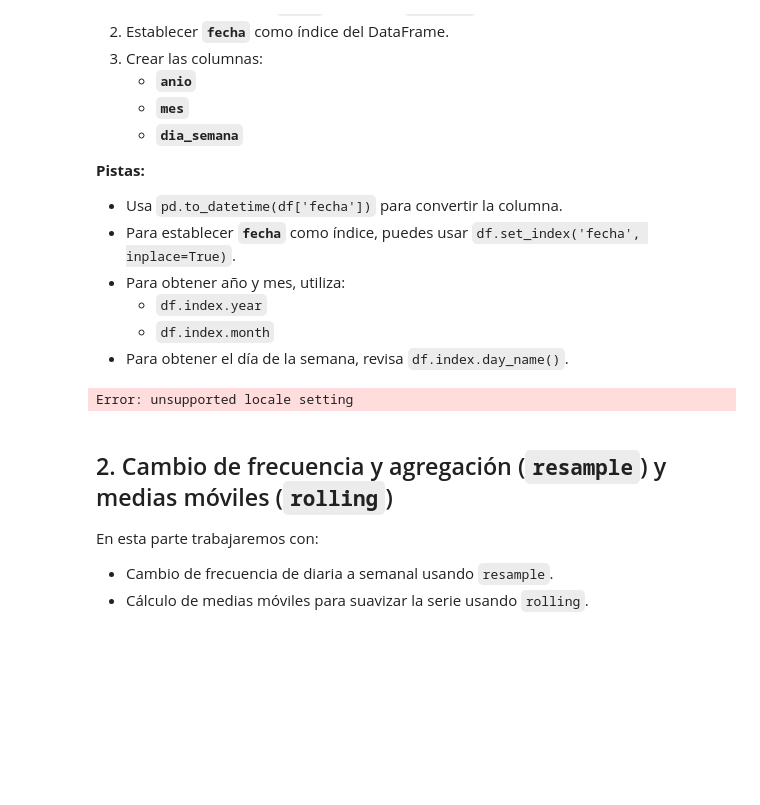
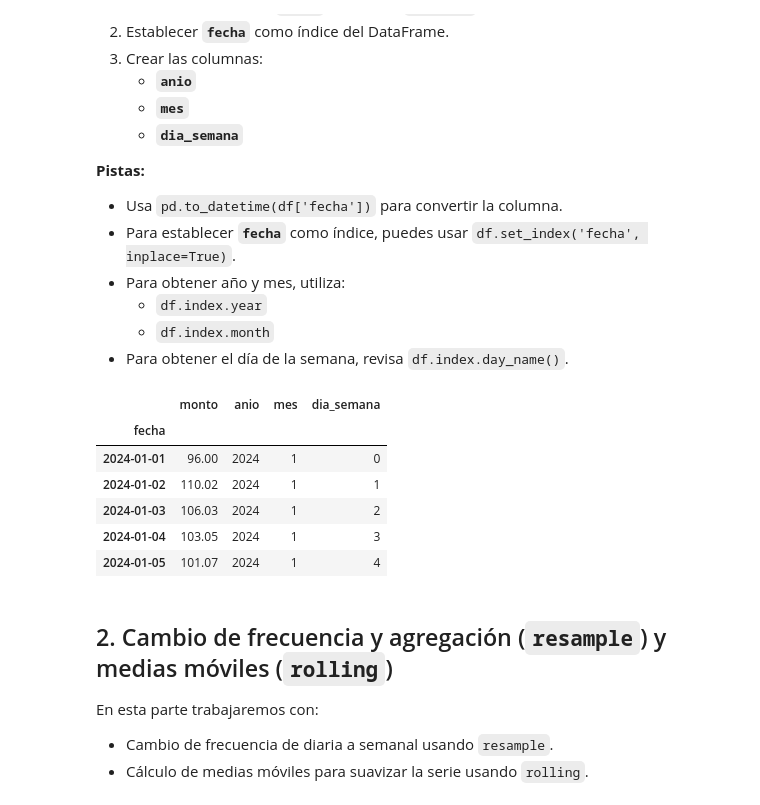
Before and after one commit to JonathanRosasV/Python-Intermedio-1, a Jupyter notebook: Sesion-3/sesion-3_solucion.ipynb, the cells around one changed output. Saved outputs shown, nothing was run; the diff lists cells and outputs as text; code cells hidden in the pictures; blank space fills up the shorter version.

```diff
--- a/Sesion-3/sesion-3_solucion.ipynb
+++ b/Sesion-3/sesion-3_solucion.ipynb
@@ -69,17 +69,20 @@ En esta parte trabajaremos con la columna `fecha` para:
 # %%
 df['fecha'] = pd.to_datetime(df['fecha'])
 df = df.set_index('fecha')
 
 df['anio'] = df.index.year
 df['mes'] = df.index.month
-try:
-    df['dia_semana'] = df.index.day_name(locale='es_ES')
-except TypeError:
-    df['dia_semana'] = df.index.day_name()
+df['dia_semana'] = df.index.dayofweek
 
 df.head()
 # %% [output]
-Error: unsupported locale setting
+|  | monto | anio | mes | dia_semana |
+| fecha |  |  |  |  |
+| 2024-01-01 | 96.00 | 2024 | 1 | 0 |
+| 2024-01-02 | 110.02 | 2024 | 1 | 1 |
+| 2024-01-03 | 106.03 | 2024 | 1 | 2 |
+| 2024-01-04 | 103.05 | 2024 | 1 | 3 |
+| 2024-01-05 | 101.07 | 2024 | 1 | 4 |
 # %% [markdown]
 ## 2. Cambio de frecuencia y agregación (`resample`) y medias móviles (`rolling`)
 
```
